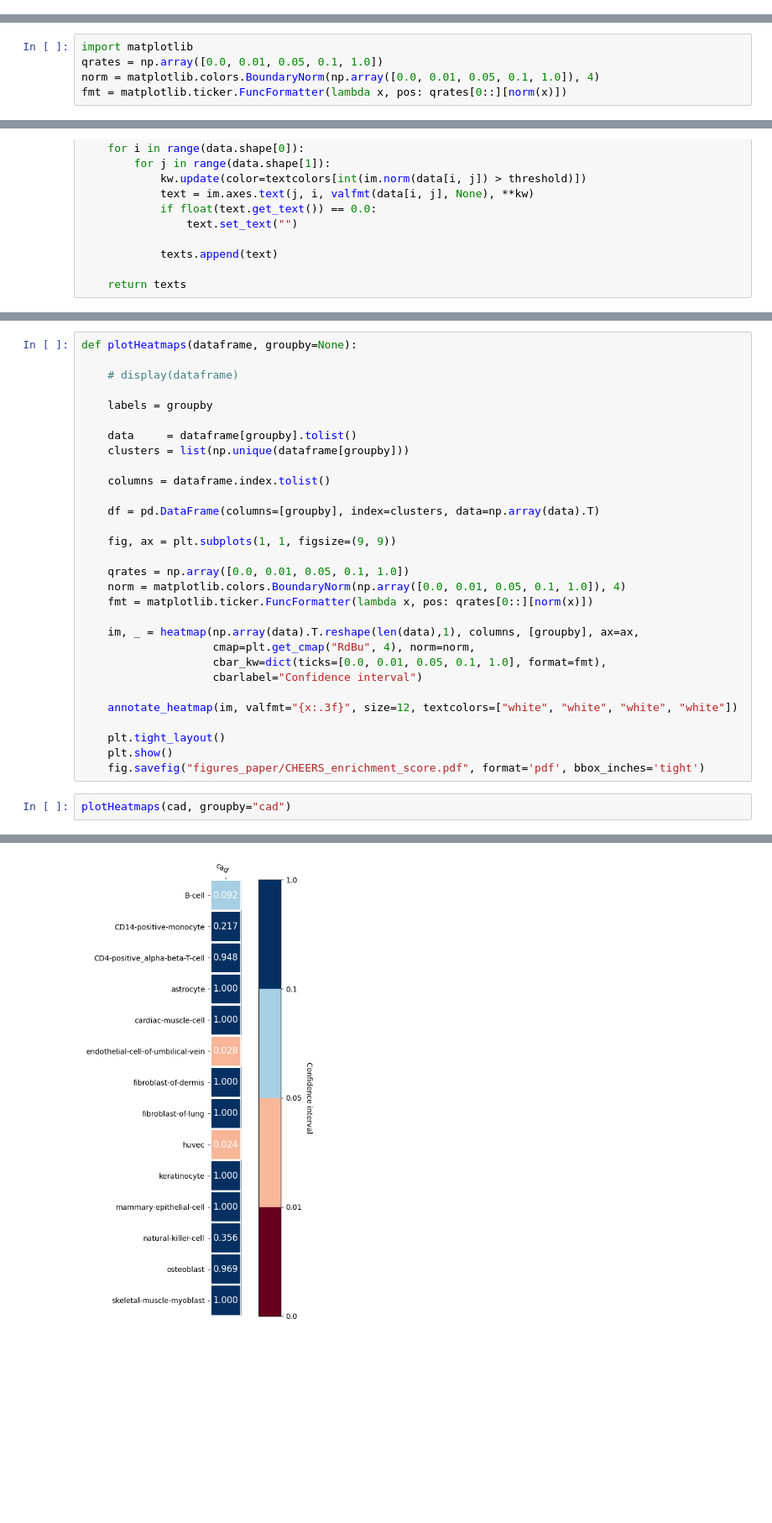
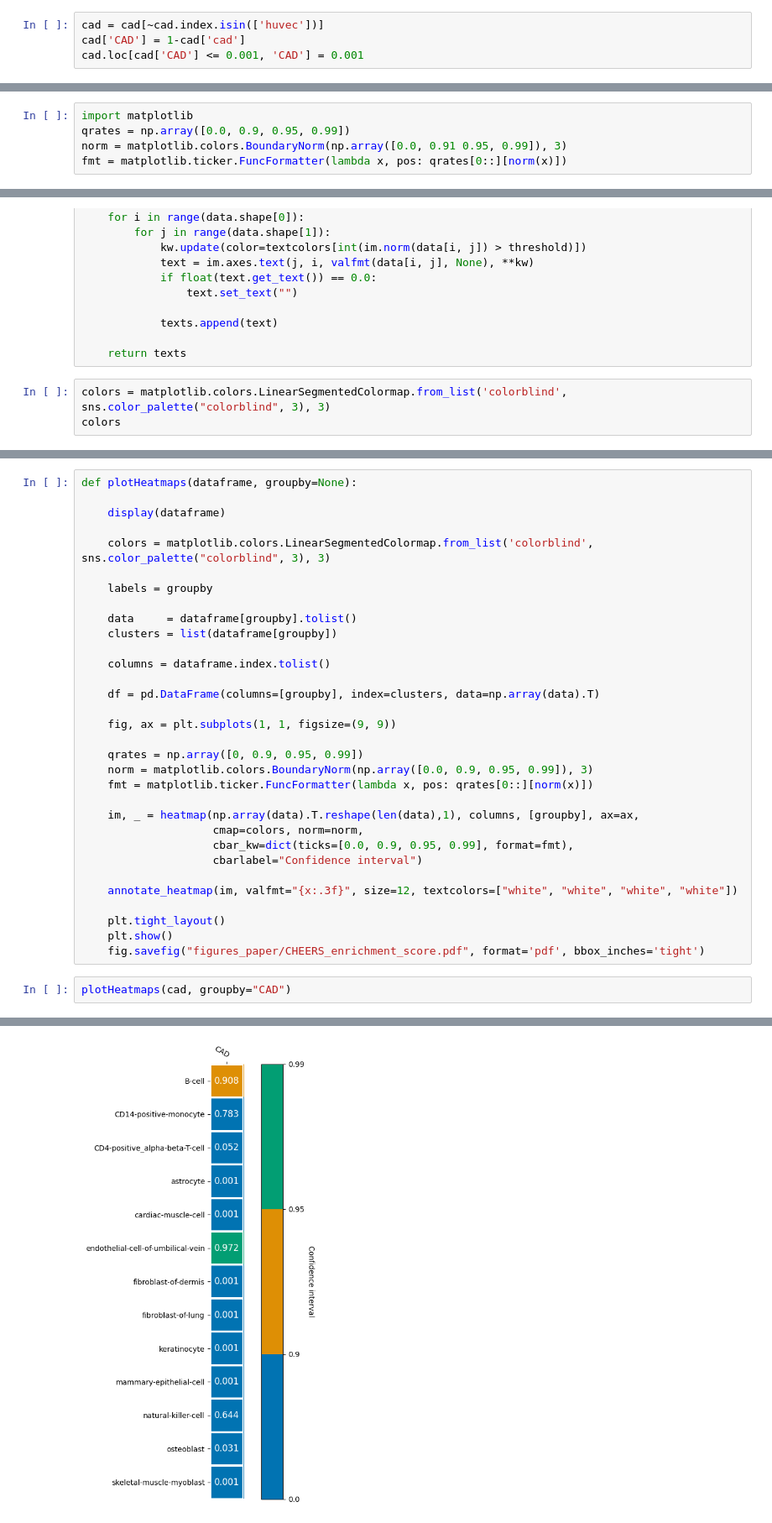
Before and after one commit to Genome-Function-Initiative-Oxford/REgulamentary, a Jupyter notebook: CHEERS.ipynb, the cells around one changed output, grey strips where cells are left out. Shown: that part at 84% size. Saved outputs shown, nothing was run; the diff lists cells and outputs as text; blank space fills up the shorter version.

```diff
--- a/CHEERS.ipynb
+++ b/CHEERS.ipynb
@@ -28,0 +27,4 @@ mask = np.where(cad >= 0.05, True, False)
+# %%
+cad = cad[~cad.index.isin(['huvec'])]
+cad['CAD'] = 1-cad['cad']
+cad.loc[cad['CAD'] <= 0.001, 'CAD'] = 0.001
@@ -29,5 +48,5 @@ mask = np.where(cad >= 0.05, True, False)
 # %%
 import matplotlib
-qrates = np.array([0.0, 0.01, 0.05, 0.1, 1.0])
-norm = matplotlib.colors.BoundaryNorm(np.array([0.0, 0.01, 0.05, 0.1, 1.0]), 4)
+qrates = np.array([0.0, 0.9, 0.95, 0.99])
+norm = matplotlib.colors.BoundaryNorm(np.array([0.0, 0.91 0.95, 0.99]), 3)
 fmt = matplotlib.ticker.FuncFormatter(lambda x, pos: qrates[0::][norm(x)])
@@ -156,3 +177,6 @@ def annotate_heatmap(im, data=None, valfmt="{x:.2f}",
             texts.append(text)
 
     return texts
+# %%
+colors = matplotlib.colors.LinearSegmentedColormap.from_list('colorblind', sns.color_palette("colorblind", 3), 3)
+colors
@@ -159,12 +202,14 @@ def annotate_heatmap(im, data=None, valfmt="{x:.2f}",
 # %%
 def plotHeatmaps(dataframe, groupby=None):
 
-    # display(dataframe)
+    display(dataframe)
+
+    colors = matplotlib.colors.LinearSegmentedColormap.from_list('colorblind', sns.color_palette("colorblind", 3), 3)
 
     labels = groupby
 
     data     = dataframe[groupby].tolist()
-    clusters = list(np.unique(dataframe[groupby]))
+    clusters = list(dataframe[groupby])
 
     columns = dataframe.index.tolist()
 
@@ -172,13 +217,13 @@ def plotHeatmaps(dataframe, groupby=None):
 
     fig, ax = plt.subplots(1, 1, figsize=(9, 9))
 
-    qrates = np.array([0.0, 0.01, 0.05, 0.1, 1.0])
-    norm = matplotlib.colors.BoundaryNorm(np.array([0.0, 0.01, 0.05, 0.1, 1.0]), 4)
+    qrates = np.array([0, 0.9, 0.95, 0.99])
+    norm = matplotlib.colors.BoundaryNorm(np.array([0.0, 0.9, 0.95, 0.99]), 3)
     fmt = matplotlib.ticker.FuncFormatter(lambda x, pos: qrates[0::][norm(x)])
 
     im, _ = heatmap(np.array(data).T.reshape(len(data),1), columns, [groupby], ax=ax,
-                    cmap=plt.get_cmap("RdBu", 4), norm=norm,
-                    cbar_kw=dict(ticks=[0.0, 0.01, 0.05, 0.1, 1.0], format=fmt),
+                    cmap=colors, norm=norm,
+                    cbar_kw=dict(ticks=[0.0, 0.9, 0.95, 0.99], format=fmt),
                     cbarlabel="Confidence interval")
 
     annotate_heatmap(im, valfmt="{x:.3f}", size=12, textcolors=["white", "white", "white", "white"])
@@ -187,5 +232,5 @@ def plotHeatmaps(dataframe, groupby=None):
     plt.show()
     fig.savefig("figures_paper/CHEERS_enrichment_score.pdf", format='pdf', bbox_inches='tight')
 # %%
-plotHeatmaps(cad, groupby="cad")
+plotHeatmaps(cad, groupby="CAD")
 # %% [output]
@@ -192 +251 @@ plotHeatmaps(cad, groupby="cad")
-[figure, old version]
+[figure, new version]
```
Also changed, not shown: parts of 6 cells of this notebook, 3 other files.
